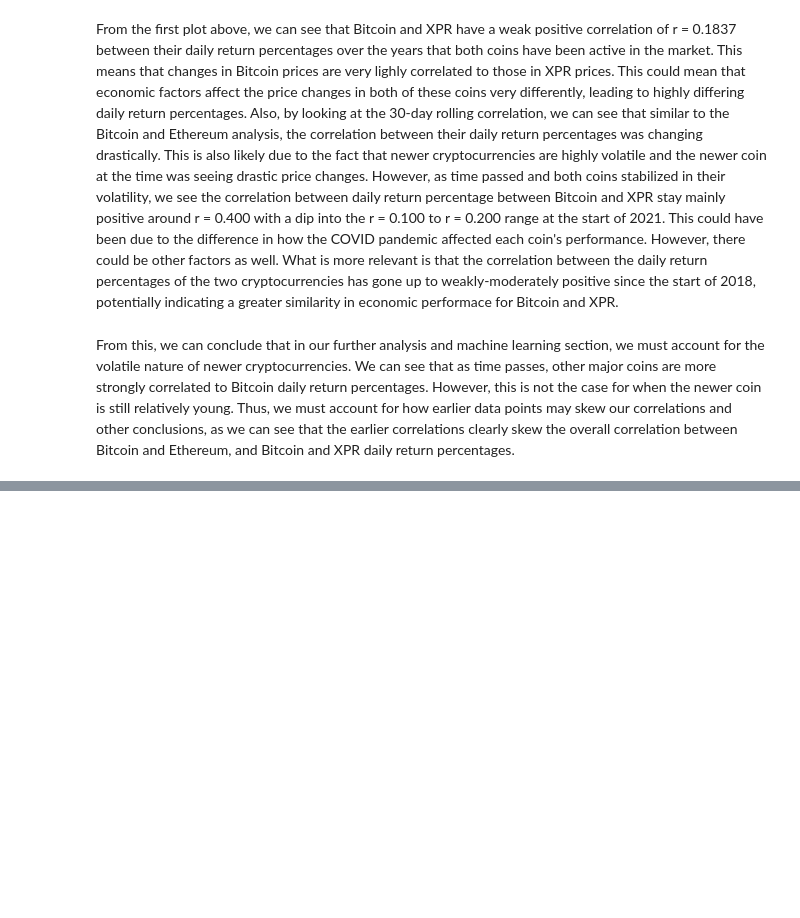
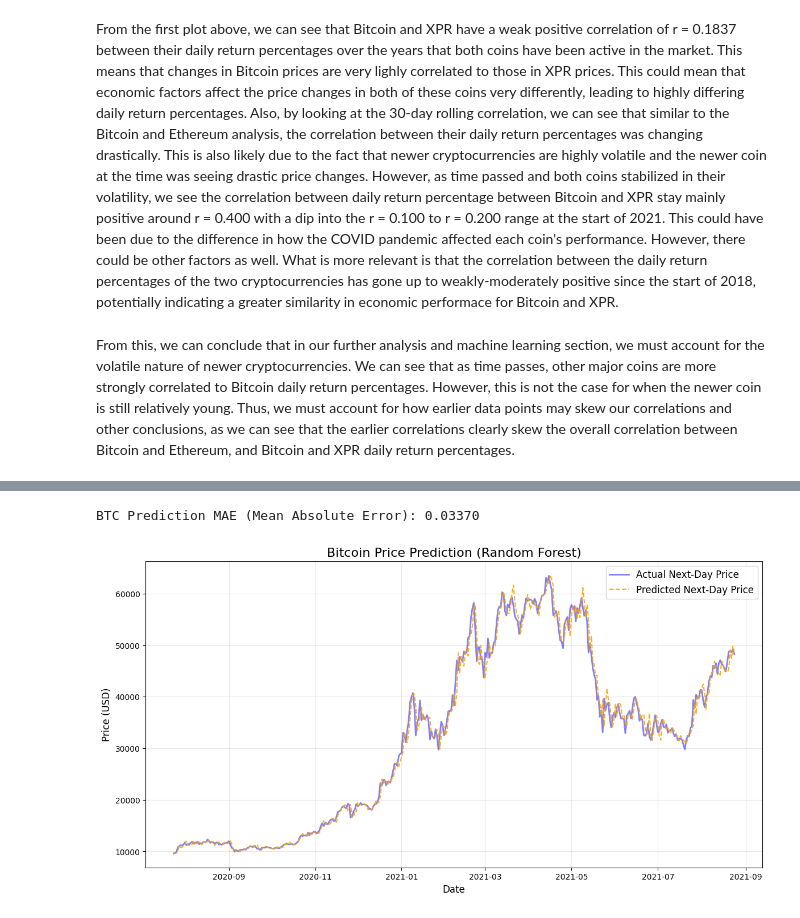
Before and after one commit to rjindal177/CMSC320-Final-Project, a Jupyter notebook: termProject.ipynb, the cells around one changed output, grey strips where cells are left out. Saved outputs shown, nothing was run; the diff lists cells and outputs as text; code cells hidden in the pictures; blank space fills up the shorter version.

Commit message:
added ML models

```diff
--- a/termProject.ipynb
+++ b/termProject.ipynb
@@ -362,0 +450,61 @@ From this, we can conclude that in our further analysis and machine learning sec
+# %%
+# Select Features and Target
+features = ['BTC_Ret_Lag1', 'BTC_Ret_Lag7'] # Using past BTC returns
+X = df[features]
+y = df['Target_BTC_NextDay']
+
+# Split Data (Sequential split, no shuffling for time series!)
+train_size = int(len(df) * 0.8)
+X_train, X_test = X.iloc[:train_size], X.iloc[train_size:]
+y_train, y_test = y.iloc[:train_size], y.iloc[train_size:]
+
+# Train Random Forest
+model_btc = RandomForestRegressor(n_estimators=100, random_state=42)
+model_btc.fit(X_train, y_train)
+
+# Evaluate
+pred_btc = model_btc.predict(X_test)
+mae = mean_absolute_error(y_test, pred_btc)
+print(f"BTC Prediction MAE (Mean Absolute Error): {mae:.5f}")
+# Note: An MAE of 0.02 means the model is off by about 2% on average.
+# %% [output]
+BTC Prediction MAE (Mean Absolute Error): 0.03370
+# %%
+import matplotlib.pyplot as plt
+import pandas as pd
+
+# --- Step 1: Reconstruct Prices ---
+# Get the 'base' price (Price at time t) corresponding to our test set features
+base_prices = df.loc[X_test.index, 'BTC_Close']
+
+# Calculate Predicted Price for tomorrow (t+1)
+# Formula: Price_Tomorrow = Price_Today * (1 + Predicted_Return)
+predicted_prices = base_prices * (1 + pred_btc)
+
+# Calculate Actual Price for tomorrow (t+1) using the actual test target
+actual_prices = base_prices * (1 + y_test)
+
+# Adjust dates: The prediction is for the NEXT day, so we shift the index by 1 day
+prediction_dates = X_test.index + pd.Timedelta(days=1)
+
+# --- Step 2: Create the Plot ---
+plt.figure(figsize=(14, 7))
+
+# Plot Actual Prices
+plt.plot(prediction_dates, actual_prices, label='Actual Next-Day Price', color='blue', alpha=0.5, linewidth=2)
+
+# Plot Predicted Prices
+plt.plot(prediction_dates, predicted_prices, label='Predicted Next-Day Price', color='orange', linestyle='--', alpha=0.9, linewidth=1.5)
+
+plt.title('Bitcoin Price Prediction (Random Forest)', fontsize=16)
+plt.xlabel('Date', fontsize=12)
+plt.ylabel('Price (USD)', fontsize=12)
+plt.legend(fontsize=12)
+plt.grid(True, alpha=0.3)
+
+# Optional: Zoom into the last 90 days to see the details better
+# plt.xlim(prediction_dates[-90], prediction_dates[-1])
+
+plt.show()
+# %% [output]
+[figure, added]
```
Also changed, not shown: parts of 15 cells of this notebook.
